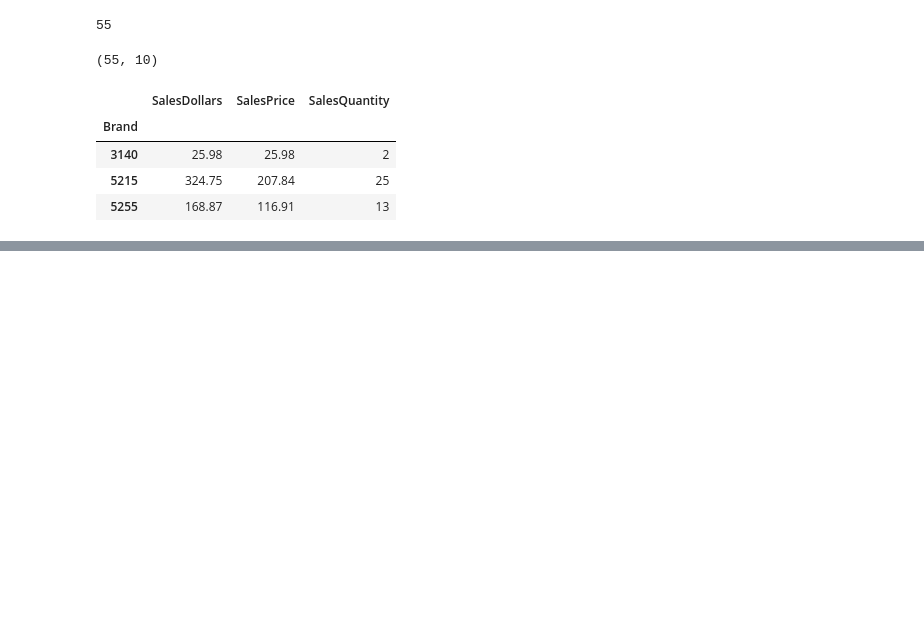
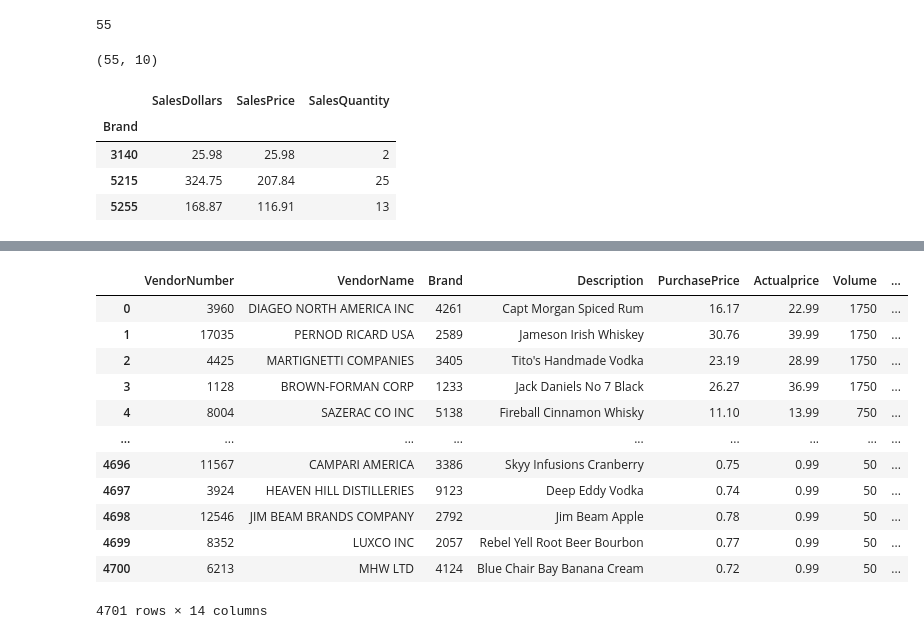
Before and after one commit to Shashank-Rathod/Vendor-Performance, a Jupyter notebook: Exploratory.ipynb, the cells around one changed output, grey strips where cells are left out. Cells and saved outputs as stored; diff of their text form; code cells hidden in the pictures; blank space fills up the shorter version.

```diff
--- a/Exploratory.ipynb
+++ b/Exploratory.ipynb
@@ -198,0 +301,75 @@ sales.groupby('Brand')[['SalesDollars','SalesPrice','SalesQuantity']].sum()
+# %%
+vendor_sales_summery = pd.read_sql_query("""WITH FreightSummery AS (
+                                     SELECT
+                                        VendorNumber,
+                                        SUM(Freight) as FreightCost
+                                     FROM vendor_invoice
+                                     Group by VendorNumber
+                                     ),
+
+                                    PurchaseSummery as (
+                                 SELECT
+                                        p.VendorNumber,
+                                        p.VendorName,
+                                        p.Brand,
+                                        p.Description,
+                                        p.PurchasePrice,
+                                        pp.Price AS Actualprice,
+                                        pp.Volume,
+                                        SUM(p.Quantity) AS TotalPurchasesQuantity,
+                                        SUM(p.Dollars) AS TotalPurchasesDollars
+                                     From purchases p
+                                     join Purchase_prices pp
+                                     on p.Brand = pp.Brand
+                                     where p.purchasePrice > 0
+                                     Group by p.VendorNumber, p.VendorName, p.Brand, p.Description, p.PurchasePrice, pp.Price, pp.Volume),
+
+                                          SalesSummery as (
+                                     SELECT
+                                        VendorNo,
+                                        Brand,
+                                        SUM(SalesQuantity) AS TotalSalesQuantity,
+                                        SUM(SalesDollars) AS TotalSalesDollars,
+                                        SUM(SalesPrice) as TotalSalesPrice,
+                                        SUM(ExciseTax) as TotalExciseTax
+                                     from sales
+                                     Group by VendorNo,Brand
+                                     )
+
+                                 SELECT
+                                     ps.VendorNumber,
+                                     ps.VendorName,
+                                     ps.Brand,
+                                     ps.Description,
+                                     ps.PurchasePrice,
+                                     ps.Actualprice,
+                                     ps.Volume,
+                                     ps.TotalPurchasesQuantity,
+                                     ps.TotalPurchasesDollars,
+                                     ss.TotalSalesQuantity,
+                                     ss.TotalSalesDollars,
+                                     ss.TotalSalesPrice,
+                                     ss.TotalExciseTax,
+                                     fs.FreightCost
+                                     From PurchaseSummery ps
+                                    left join SalesSummery ss
+                                     ON ps.VendorNumber = ss.VendorNo
+                                     AND ps.Brand = ss.Brand
+                                    left join FreightSummery fs
+                                         ON ps.VendorNumber = fs.VendorNumber
+                                    order by ps.TotalPurchasesDollars DESC """,con=engine)
+vendor_sales_summery
+# %% [output]
+|  | VendorNumber | VendorName | Brand | Description | PurchasePrice | Actualprice | Volume | ... |
+| 0 | 3960 | DIAGEO NORTH AMERICA INC | 4261 | Capt Morgan Spiced Rum | 16.17 | 22.99 | 1750 | ... |
+| 1 | 17035 | PERNOD RICARD USA | 2589 | Jameson Irish Whiskey | 30.76 | 39.99 | 1750 | ... |
+| 2 | 4425 | MARTIGNETTI COMPANIES | 3405 | Tito's Handmade Vodka | 23.19 | 28.99 | 1750 | ... |
+| 3 | 1128 | BROWN-FORMAN CORP | 1233 | Jack Daniels No 7 Black | 26.27 | 36.99 | 1750 | ... |
+| 4 | 8004 | SAZERAC CO INC | 5138 | Fireball Cinnamon Whisky | 11.10 | 13.99 | 750 | ... |
+| ... | ... | ... | ... | ... | ... | ... | ... | ... |
+| 4696 | 11567 | CAMPARI AMERICA | 3386 | Skyy Infusions Cranberry | 0.75 | 0.99 | 50 | ... |
+| 4697 | 3924 | HEAVEN HILL DISTILLERIES | 9123 | Deep Eddy Vodka | 0.74 | 0.99 | 50 | ... |
+| 4698 | 12546 | JIM BEAM BRANDS COMPANY | 2792 | Jim Beam Apple | 0.78 | 0.99 | 50 | ... |
+| 4699 | 8352 | LUXCO INC | 2057 | Rebel Yell Root Beer Bourbon | 0.77 | 0.99 | 50 | ... |
+| 4700 | 6213 | MHW LTD | 4124 | Blue Chair Bay Banana Cream | 0.72 | 0.99 | 50 | ... |
+4701 rows × 14 columns
```
Also changed, not shown: parts of 5 cells of this notebook.
